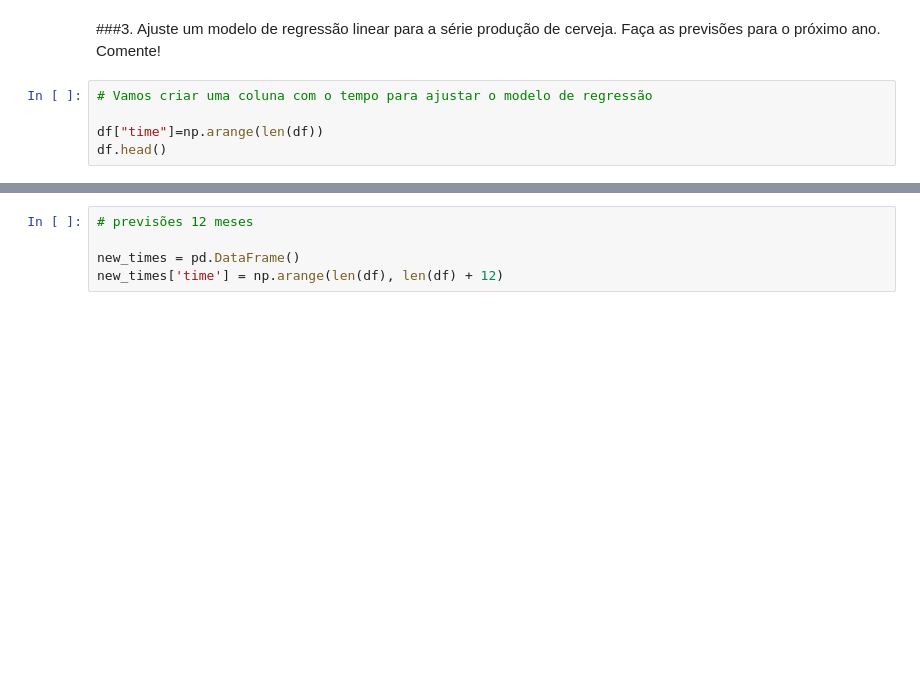
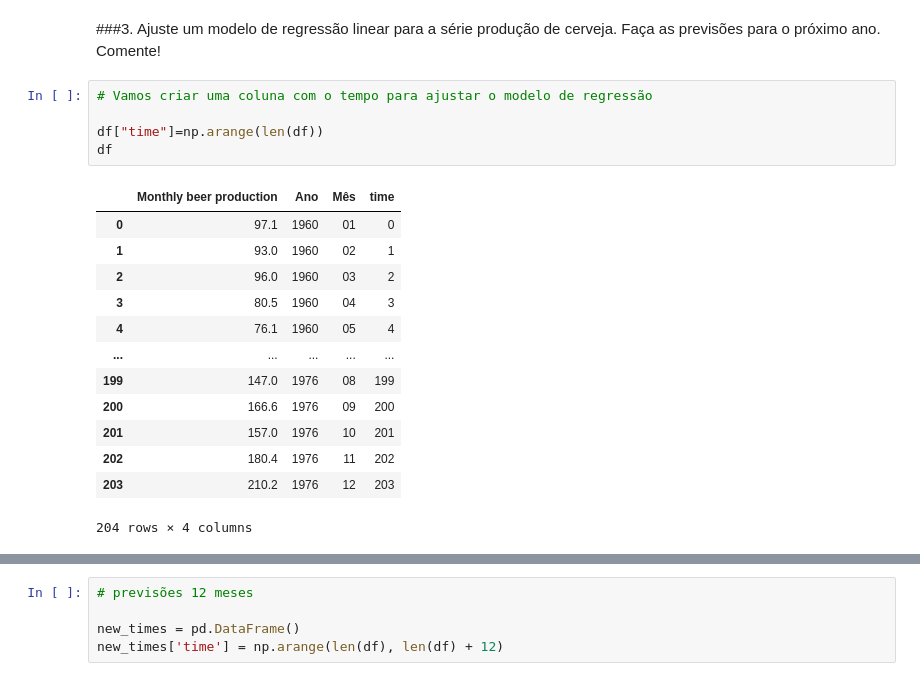
Before and after one commit to GuilhermePelegrina/Mackenzie, a Jupyter notebook: Aulas/2025_1s/TIC/Aula_09_Series_temporais_I.ipynb, the cells around one changed output, grey strips where cells are left out. Cells and saved outputs as stored; diff of their text form; blank space fills up the shorter version.

```diff
--- a/Aulas/2025_1s/TIC/Aula_09_Series_temporais_I.ipynb
+++ b/Aulas/2025_1s/TIC/Aula_09_Series_temporais_I.ipynb
@@ -140,8 +171,22 @@ plt.show()
 # %%
 # Vamos criar uma coluna com o tempo para ajustar o modelo de regressão
 
 df["time"]=np.arange(len(df))
-df.head()
+df
+# %% [output]
+|  | Monthly beer production | Ano | Mês | time |
+| 0 | 97.1 | 1960 | 01 | 0 |
+| 1 | 93.0 | 1960 | 02 | 1 |
+| 2 | 96.0 | 1960 | 03 | 2 |
+| 3 | 80.5 | 1960 | 04 | 3 |
+| 4 | 76.1 | 1960 | 05 | 4 |
+| ... | ... | ... | ... | ... |
+| 199 | 147.0 | 1976 | 08 | 199 |
+| 200 | 166.6 | 1976 | 09 | 200 |
+| 201 | 157.0 | 1976 | 10 | 201 |
+| 202 | 180.4 | 1976 | 11 | 202 |
+| 203 | 210.2 | 1976 | 12 | 203 |
+204 rows × 4 columns
 # %%
 import statsmodels.formula.api as sm
 
```
Also changed, not shown: parts of 31 cells of this notebook.
